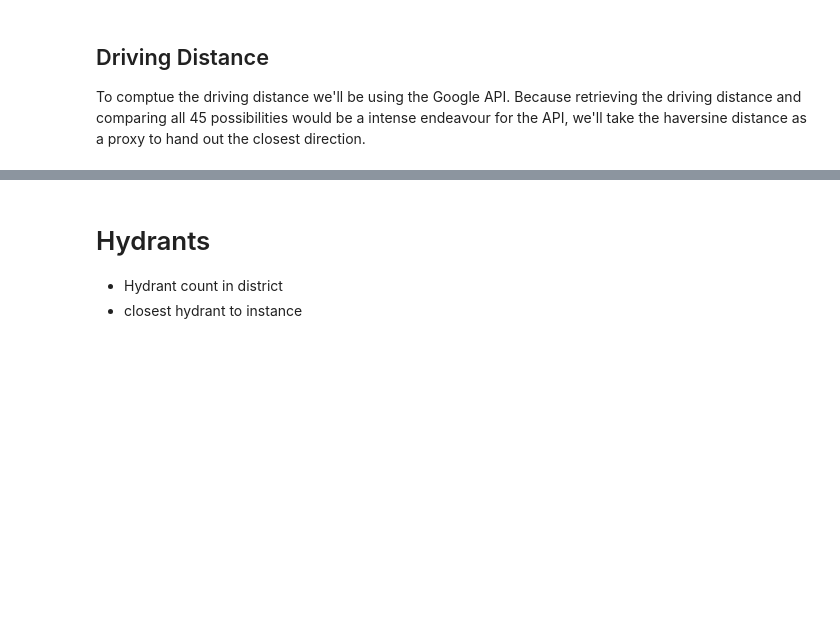
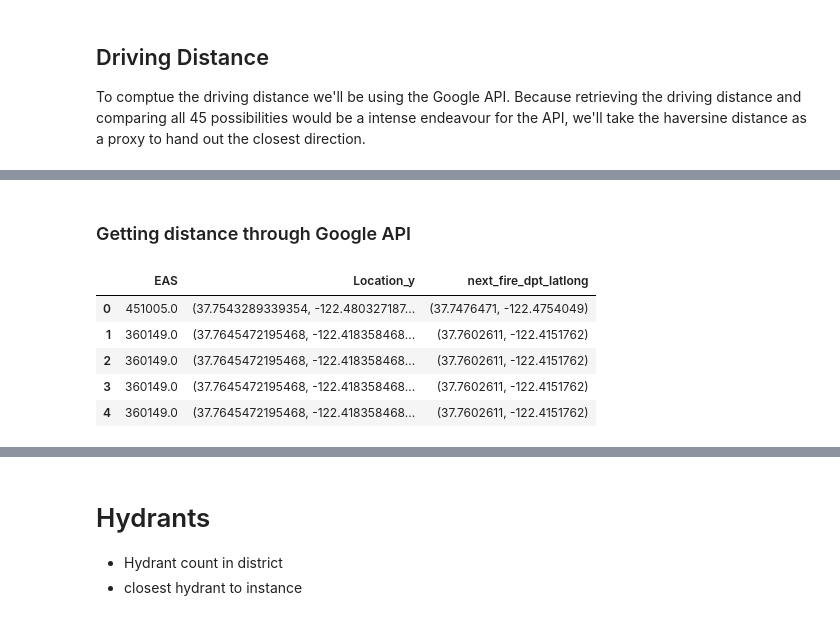
Before and after one commit to sfbrigade/datasci-firerisk, a Jupyter notebook: nearest_fire_station/DistanceFromFireStation.ipynb, the cells around one changed output, grey strips where cells are left out. Cells and saved outputs as stored; diff of their text form; code cells hidden in the pictures; blank space fills up the shorter version.

```diff
--- a/nearest_fire_station/DistanceFromFireStation.ipynb
+++ b/nearest_fire_station/DistanceFromFireStation.ipynb
@@ -297,0 +290,13 @@ To comptue the driving distance we'll be using the Google API. Because retrievin
+# %% [markdown]
+### Getting distance through Google API
+# %%
+df2 = df.drop_duplicates()
+# %%
+df2[["EAS", "Location_y", "next_fire_dpt_latlong"]].head()
+# %% [output]
+|  | EAS | Location_y | next_fire_dpt_latlong |
+| 0 | 451005.0 | (37.7543289339354, -122.480327187... | (37.7476471, -122.4754049) |
+| 1 | 360149.0 | (37.7645472195468, -122.418358468... | (37.7602611, -122.4151762) |
+| 2 | 360149.0 | (37.7645472195468, -122.418358468... | (37.7602611, -122.4151762) |
+| 3 | 360149.0 | (37.7645472195468, -122.418358468... | (37.7602611, -122.4151762) |
+| 4 | 360149.0 | (37.7645472195468, -122.418358468... | (37.7602611, -122.4151762) |
```
Also changed, not shown: parts of 33 cells of this notebook, 2 other files.
